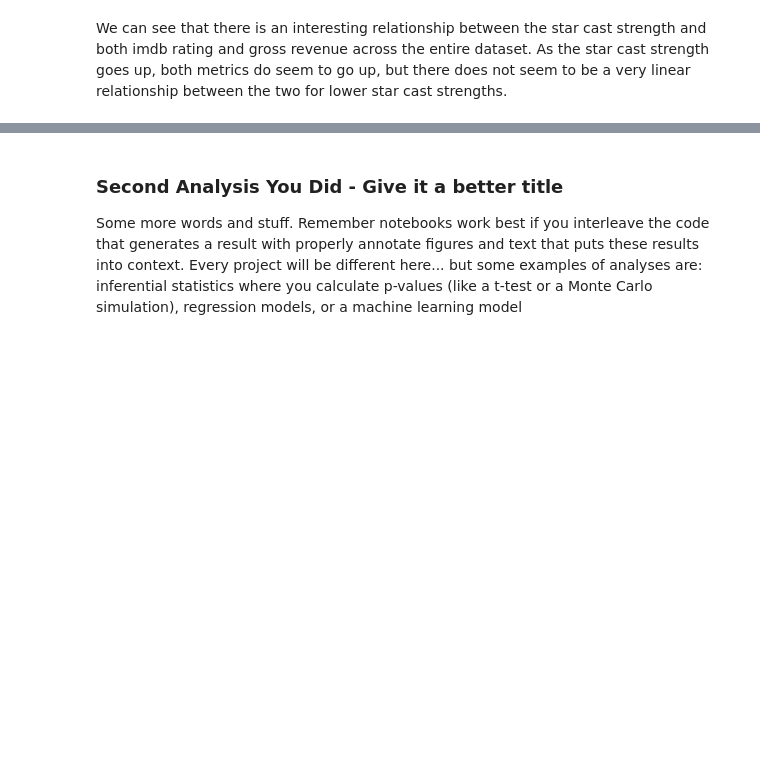
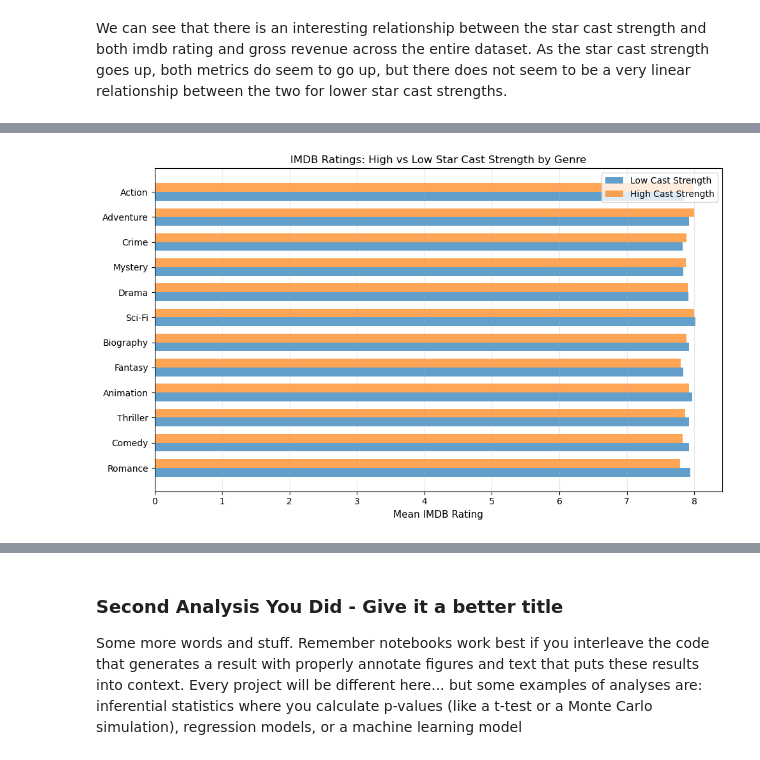
Before and after one commit to COGS108/Group138_WI26, a Jupyter notebook: 03-FinalProject.ipynb, the cells around one changed output, grey strips where cells are left out. Cells and saved outputs as stored; diff of their text form; code cells hidden in the pictures; blank space fills up the shorter version.

```diff
--- a/03-FinalProject.ipynb
+++ b/03-FinalProject.ipynb
@@ -206,0 +199,15 @@ Some more words and stuff.  Remember notebooks work best if you interleave the c
+# %%
+from scipy import stats
+
+# parse by genre
+df_genres = df[['movie_name', 'Star_Cast_Strength', 'IMDB_Rating', 'Genre']].copy()
+df_genres['Genre'] = df_genres['Genre'].str.split(r',\s*')
+df_genres = df_genres.explode('Genre')
+
+# get the top genres (>= 20 movies) for decent sample size
+genre_counts = df_genres['Genre'].value_counts()
+major_genres = genre_counts[genre_counts >= 20].index.tolist()
+
+print(f"Analyzing {len(major_genres)} major genres with >= 20 movies each:")
+print(f"{major_genres}")
+print(f"\nGenre distribution:\n{genre_counts[genre_counts >= 20]}")
@@ -206,0 +316,21 @@ Some more words and stuff.  Remember notebooks work best if you interleave the c
+# %%
+# plot mean IMDB ratings for high vs low cast strength
+fig1, ax1 = plt.subplots(figsize=(10, 6))
+
+ttest_sorted = ttest_df.sort_values('Mean_Diff', ascending=True)
+x_pos = np.arange(len(ttest_sorted))
+width = 0.35
+
+ax1.barh(x_pos - width/2, ttest_sorted['Low_Cast_Mean'], width, label='Low Cast Strength', alpha=0.7)
+ax1.barh(x_pos + width/2, ttest_sorted['High_Cast_Mean'], width, label='High Cast Strength', alpha=0.7)
+ax1.set_yticks(x_pos)
+ax1.set_yticklabels(ttest_sorted['Genre'])
+ax1.set_xlabel('Mean IMDB Rating', fontsize=11)
+ax1.set_title('IMDB Ratings: High vs Low Star Cast Strength by Genre', fontsize=12)
+ax1.legend()
+ax1.grid(axis='x', alpha=0.3)
+
+plt.tight_layout()
+plt.show()
+# %% [output]
+[figure, added]
```
Also changed, not shown: parts of 14 cells of this notebook, 2 other files.
